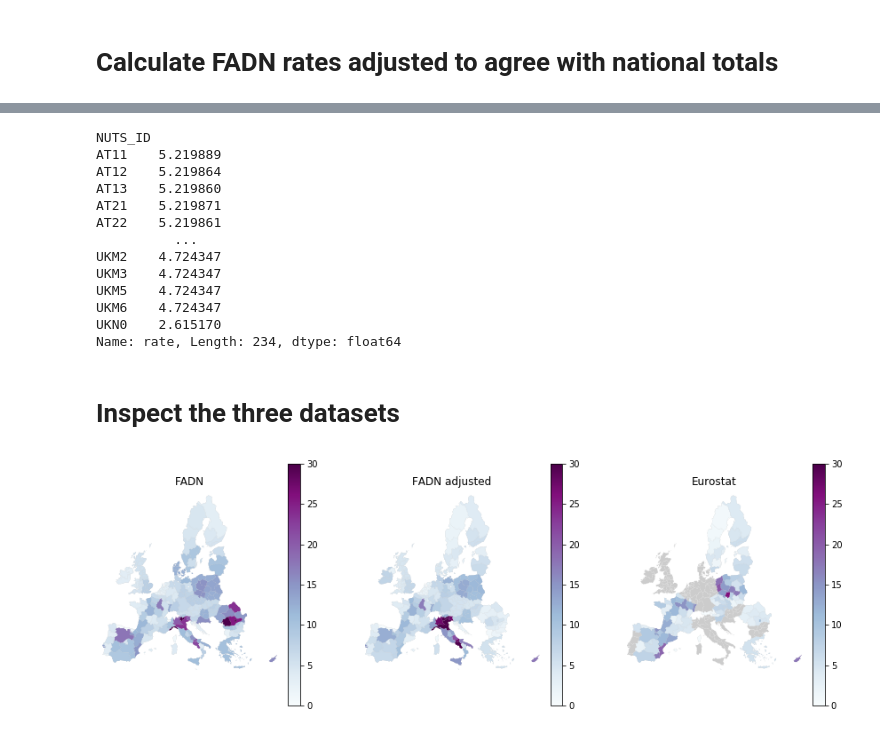
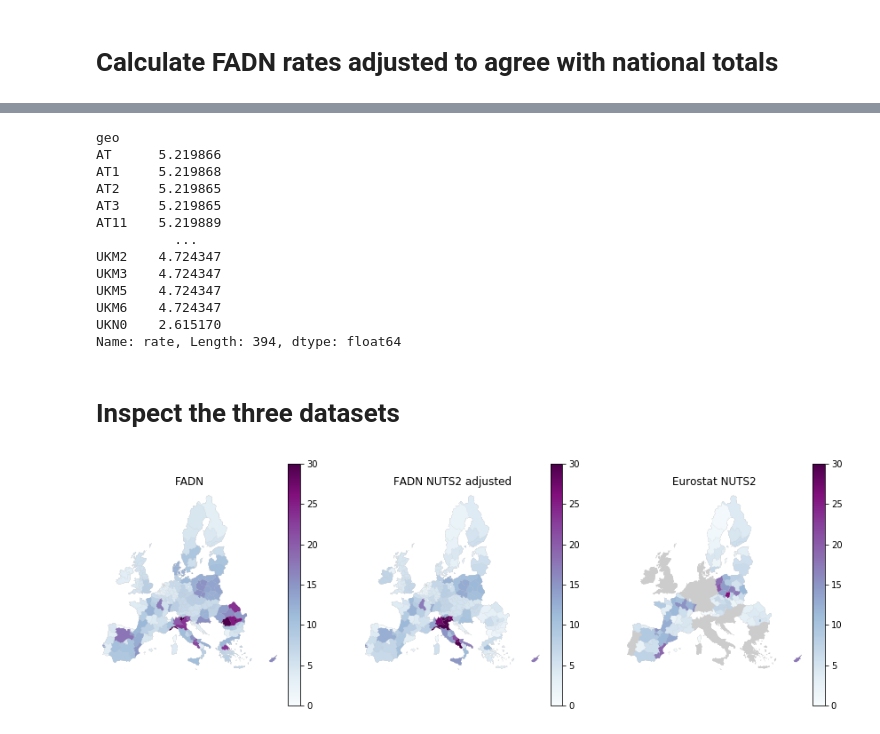
Before and after one commit to rasmuse/subnational-p-budgets, a Jupyter notebook: Mineral P rates.ipynb, the cells around one changed output, grey strips where cells are left out. Drawn from its saved outputs; the diff is of its cells as text; code cells hidden in the pictures.

```diff
--- a/Mineral P rates.ipynb
+++ b/Mineral P rates.ipynb
@@ -310,7 +333,7 @@ fadn_rate_nuts = (
     fadn_rate
     .rename_axis('FADN_2012_')
     .mul(fadn_weights)
-    .groupby('NUTS_ID')
+    .groupby('geo')
     .sum()
     .rename('rate')
 )
@@ -332,18 +355,15 @@ Name: rate, Length: 234, dtype: float64
 # %% [markdown]
 # Calculate FADN rates adjusted to agree with national totals
 # %%
-totals = (
+fadn_totals = (
     fadn_rate_nuts
     .mul(uaa)
     .rename('fadn_total')
     .dropna()
     .to_frame()
-    .assign(country_code=lambda s: s.index.str[:2])
-    .groupby('country_code')
+    .join(nuts_table[['nuts_level', 'country_code']])
+    .groupby(['country_code', 'nuts_level'])
     .sum()
-    .join(eurostat_p_qty.rename('eurostat_total'))
-    .div(uaa, axis=0)
-    .dropna()
 )
-totals
+fadn_totals
 # %% [output]
@@ -366,0 +384,7 @@ totals
+# %%
+totals = (
+    fadn_totals
+    .join(eurostat_p_qty.rename('eurostat_total'), on='country_code')
+    .dropna()
+)
+totals
@@ -374,40 +429,43 @@ correction_factor.sort_values().plot.barh(figsize=(5, 10))
 fadn_rate_nuts_adj = (
     fadn_rate_nuts
     .to_frame()
-    .assign(country_code=lambda d: d.index.str[:2])
-    .join(correction_factor, on='country_code', how='inner')
+    .join(nuts_table)
+    .join(correction_factor, on=['country_code', 'nuts_level'], how='inner')
     .eval('rate * factor')
     .rename('rate')
 )
 fadn_rate_nuts_adj
 # %% [output]
-NUTS_ID
+geo
+AT      5.219866
+AT1     5.219868
+AT2     5.219865
+AT3     5.219865
 AT11    5.219889
-AT12    5.219864
-AT13    5.219860
-AT21    5.219871
-AT22    5.219861
           ...
 UKM2    4.724347
 UKM3    4.724347
 UKM5    4.724347
 UKM6    4.724347
 UKN0    2.615170
-Name: rate, Length: 234, dtype: float64
+Name: rate, Length: 394, dtype: float64
 # %% [markdown]
 # Inspect the three datasets
 # %%
+def get_nuts2(d):
+    return d.reindex(nuts_table.loc[lambda d: d.nuts_level == 2].index).dropna()
+
 data = {
     'FADN': fadn_rate_nuts,
-    'FADN adjusted': fadn_rate_nuts_adj,
-    'Eurostat': eurostat_rate.reindex(included_nuts).dropna(),
+    'FADN NUTS2 adjusted': fadn_rate_nuts_adj,
+    'Eurostat NUTS2': eurostat_rate,
 }
 
 fig, axs = plt.subplots(ncols=len(data), figsize=(5*len(data), 5))
 
 for (title, s), ax in zip(data.items(), axs):
-    plot_p_rate(nuts_geo.join(s, how='inner'), ax=ax)
+    plot_p_rate(nuts_geo.join(get_nuts2(s), how='inner'), ax=ax)
     ax.set_title(title)
 # %% [output]
-[figure, old version]
+[figure, new version]
 # %%
```
Also changed, not shown: parts of 18 cells of this notebook, 4 other files.
